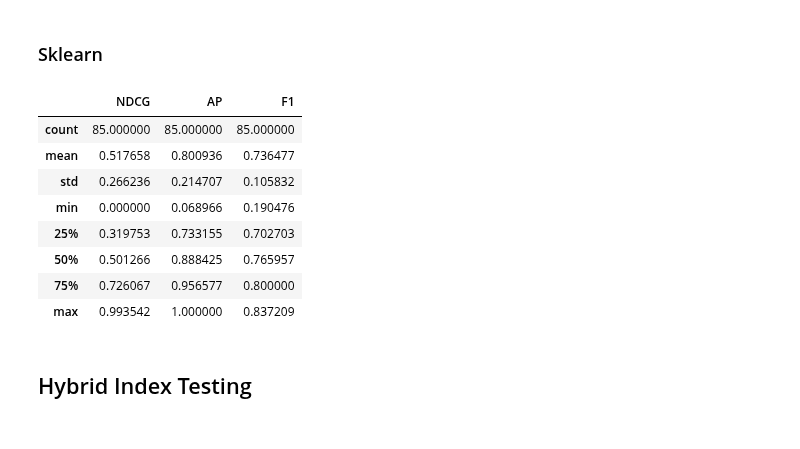
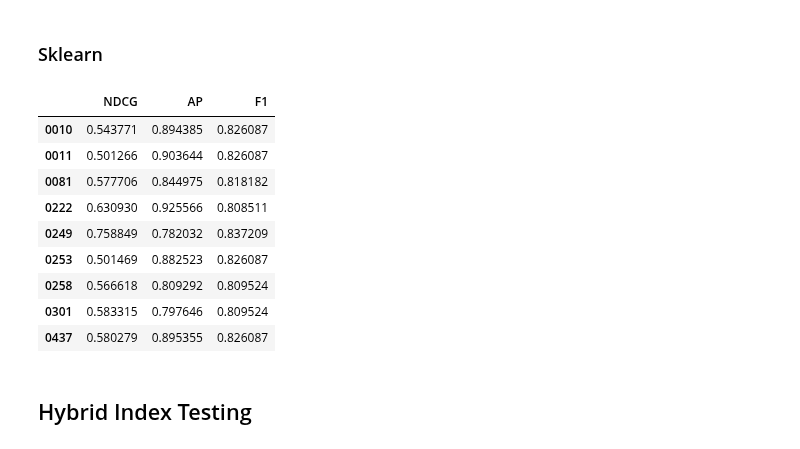
Before and after one commit to milanderson/LMI-Capstone-2020, a Jupyter notebook: comment_metadata.ipynb, the cells around one changed output. Drawn from its saved outputs; the diff is of its cells as text; code cells hidden in the pictures.

```diff
--- a/comment_metadata.ipynb
+++ b/comment_metadata.ipynb
@@ -220,9 +220,9 @@ with open('unique_header_results.json') as f:
 #tranlate ES keys to true rule section names, MAINTAINING ORDER
 for key, value in unique_header_results.items():
     value_list = []
-    for val_idx in value:
+    for val_idx, score in value.items():
         for true_key in truth_keys:
             if true_key in val_idx and true_key not in value_list:
                 value_list.append(true_key)
-        unique_header_results[key]=value_list
+        unique_header_results[key]={true_key: score for (val_idx, score), true_key in zip(value.items(),value_list)}
 # %%
@@ -293,18 +286,19 @@ for (true_key, true_value), (es_key, es_value) in zip(unique_truth_dict_all.item
 # %%
 unique_headers_eval = pd.DataFrame(data=[unique_headers_ndcg, unique_headers_ap, unique_headers_f1]).T
 unique_headers_eval = unique_headers_eval.rename({0:"NDCG", 1:"AP", 2:"F1"}, axis=1)
-# %%
-unique_headers_eval.describe()
-# %% [output]
-|  | NDCG | AP | F1 |
-| count | 85.000000 | 85.000000 | 85.000000 |
-| mean | 0.517658 | 0.800936 | 0.736477 |
-| std | 0.266236 | 0.214707 | 0.105832 |
-| min | 0.000000 | 0.068966 | 0.190476 |
-| 25% | 0.319753 | 0.733155 | 0.702703 |
-| 50% | 0.501266 | 0.888425 | 0.765957 |
-| 75% | 0.726067 | 0.956577 | 0.800000 |
-| max | 0.993542 | 1.000000 | 0.837209 |
+# %%
+unique_headers_eval.query('NDCG > 0.5 & F1 > .8')
+# %% [output]
+|  | NDCG | AP | F1 |
+| 0010 | 0.543771 | 0.894385 | 0.826087 |
+| 0011 | 0.501266 | 0.903644 | 0.826087 |
+| 0081 | 0.577706 | 0.844975 | 0.818182 |
+| 0222 | 0.630930 | 0.925566 | 0.808511 |
+| 0249 | 0.758849 | 0.782032 | 0.837209 |
+| 0253 | 0.501469 | 0.882523 | 0.826087 |
+| 0258 | 0.566618 | 0.809292 | 0.809524 |
+| 0301 | 0.583315 | 0.797646 | 0.809524 |
+| 0437 | 0.580279 | 0.895355 | 0.826087 |
 # %% [markdown]
 ## Hybrid Index Testing
 # %%
```
Also changed, not shown: parts of 1 cell of this notebook, 1 other file.
